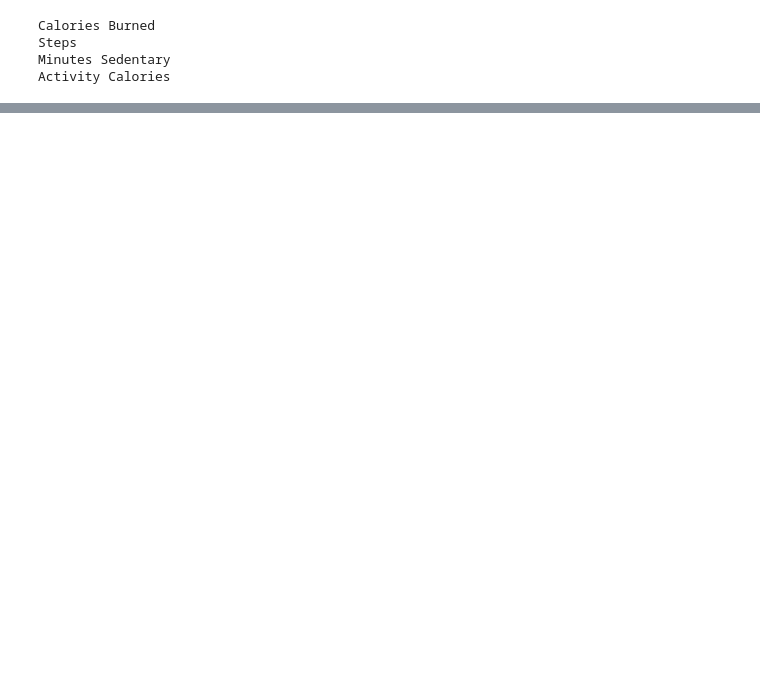
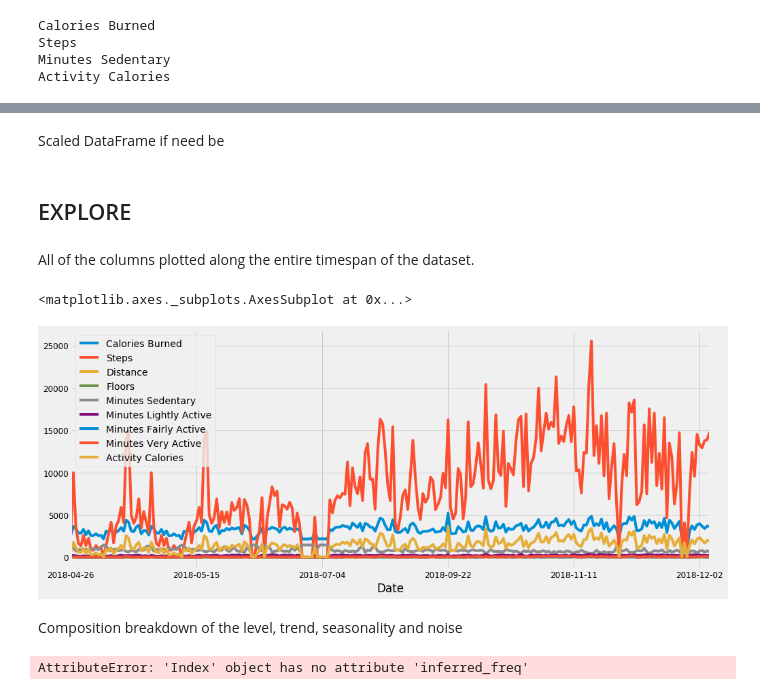
Before and after one commit to CrapWork/time-series, a Jupyter notebook: bare-bones.ipynb, the cells around one changed output, grey strips where cells are left out. Drawn from its saved outputs; the diff is of its cells as text; code cells hidden in the pictures; blank space fills up the shorter version.

```diff
--- a/bare-bones.ipynb
+++ b/bare-bones.ipynb
@@ -16,0 +7,8 @@ import acquire
+# %%
+plt.rcParams['axes.labelsize'] = 14
+plt.rcParams['xtick.labelsize'] = 12
+plt.rcParams['ytick.labelsize'] = 12
+plt.rcParams['text.color'] = 'k'
+warnings.filterwarnings("ignore")
+plt.style.use('fivethirtyeight')
+import seaborn as sns
@@ -21,5 +25,5 @@ df.info()
 # %%
-df = acquire.clean_data(df)
+df2 = acquire.clean_data(df)
 # %% [output]
 Calories Burned
 Steps
@@ -30,2 +31,0 @@ df.info()
-# %%
-df2 = acquire.scale_data(df)
@@ -53,8 +31,0 @@ df2
-# %%
-from sklearn.preprocessing import StandardScaler
-
-scaler = StandardScaler()
-scaler = StandardScaler()
-scaler.fit(df2)
-scaler = StandardScaler()
-df3 = scaler.transform(df2)
@@ -68,0 +32,2 @@ df_scaled2 = df_scaled.set_index(df2.index)
+# %% [markdown]
+Scaled DataFrame if need be
@@ -69,2 +38,9 @@ df_scaled2 = df_scaled.set_index(df2.index)
+# %% [markdown]
+## EXPLORE
+# %% [markdown]
+All of the columns plotted along the entire timespan of the dataset.
 # %%
-df2.Floors.plot(figsize=(15, 6))
+df2.plot(figsize=(15, 6))
+# %% [output]
+<matplotlib.axes._subplots.AxesSubplot at 0x...>
+[figure, added]
@@ -74,0 +47,2 @@ floors
+# %% [markdown]
+Composition breakdown of the level, trend, seasonality and noise
@@ -74,0 +51,4 @@ floors
+# %%
+result = sm.tsa.seasonal_decompose(y, model='additive')
+# %% [output]
+AttributeError: 'Index' object has no attribute 'inferred_freq'
```
Also changed, not shown: parts of 19 cells of this notebook, 1 other file.
